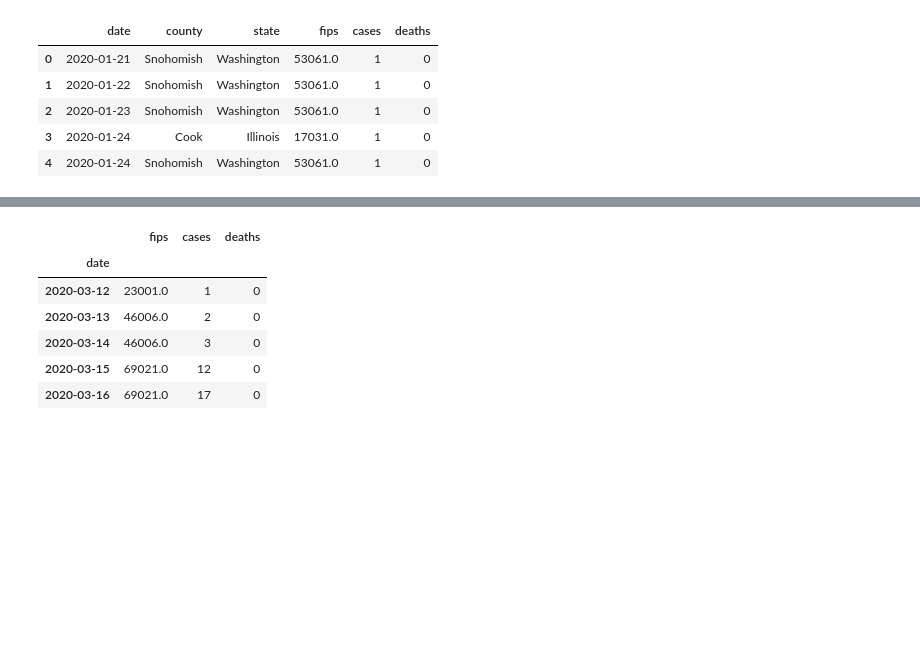
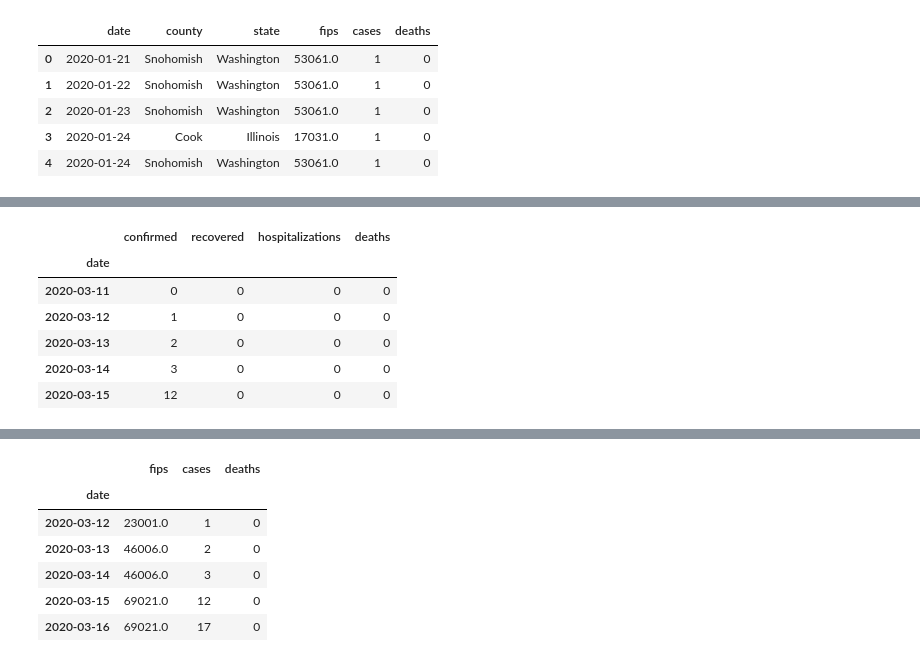
Before and after one commit to balmandhunter/covid, a Jupyter notebook: maine_covid_data.ipynb, the cells around one changed output, grey strips where cells are left out. Saved outputs shown, nothing was run; the diff lists cells and outputs as text; code cells hidden in the pictures; blank space fills up the shorter version.

```diff
--- a/maine_covid_data.ipynb
+++ b/maine_covid_data.ipynb
@@ -30,3 +60,21 @@ df.head()
+# %%
+def insert_press_herald_recovered(df):
+    recovered_insert = [16,24,36,41,41,68]
+    fill_dates = ['2020-03-26','2020-03-27','2020-03-28','2020-03-29','2020-03-30','2020-03-31']
+    for idx,rec in enumerate(recovered_insert):
+        df.loc[fill_dates[idx]]['recovered'] = rec
+    return df
+# %%
+df_all = insert_press_herald_recovered(df_all)
+df_all.head()
+# %% [output]
+|  | confirmed | recovered | hospitalizations | deaths |
+| date |  |  |  |  |
+| 2020-03-11 | 0 | 0 | 0 | 0 |
+| 2020-03-12 | 1 | 0 | 0 | 0 |
+| 2020-03-13 | 2 | 0 | 0 | 0 |
+| 2020-03-14 | 3 | 0 | 0 | 0 |
+| 2020-03-15 | 12 | 0 | 0 | 0 |
 # %%
 df_maine = df[df.state == 'Maine']
 # %%
```
Also changed, not shown: parts of 20 cells of this notebook.
